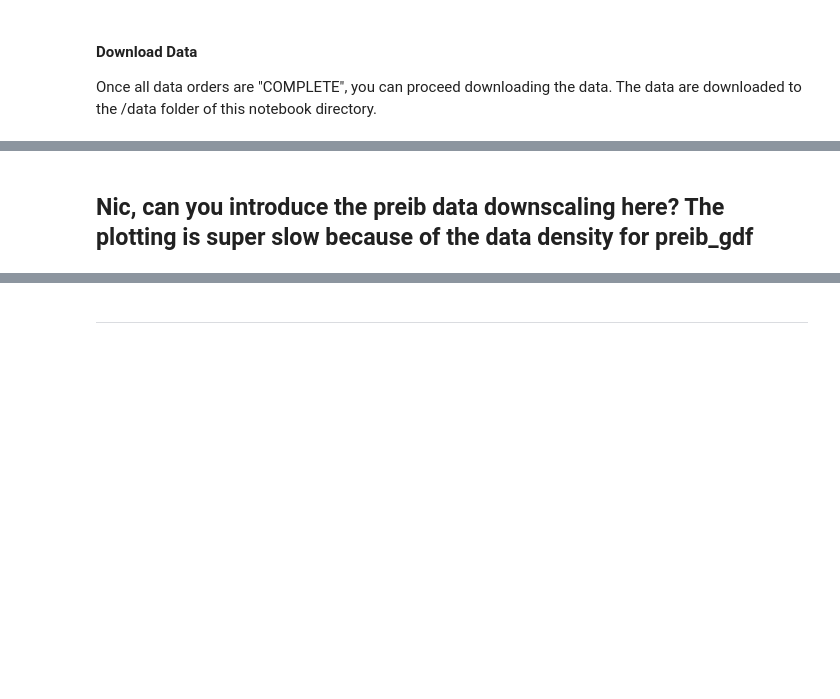
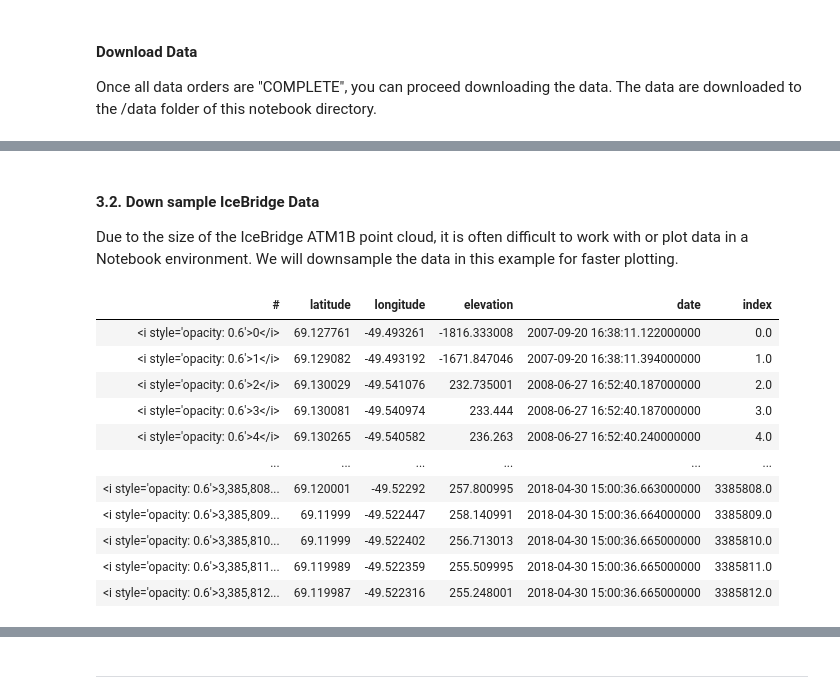
Before and after one commit to nsidc/NSIDC-Data-Tutorials, a Jupyter notebook: notebooks/iceflow/4_time_series_tutorial.ipynb, the cells around one changed output, grey strips where cells are left out. Saved outputs shown, nothing was run; the diff lists cells and outputs as text; code cells hidden in the pictures; blank space fills up the shorter version.

```diff
--- a/notebooks/iceflow/4_time_series_tutorial.ipynb
+++ b/notebooks/iceflow/4_time_series_tutorial.ipynb
@@ -193,2 +231,0 @@ display(preib_gdf.head(), preib_gdf.shape)
-# %% [markdown]
-## Nic, can you introduce the preib data downscaling here? The plotting is super slow because of the data density for preib_gdf
@@ -198,3 +232,31 @@ display(glas_gdf.head(), glas_gdf.shape)
 # %%
 # and again for ICESat-2 ATL06
 display(is2_gdf.head(), is2_gdf.shape)
+# %% [markdown]
+#### 3.2. Down sample IceBridge Data
+Due to the size of the IceBridge ATM1B point cloud, it is often difficult to work with or plot data in a Notebook environment. We will downsample the data in this example for faster plotting.
+# %%
+# Read in the data and common dictionary
+filepath = 'data/ATM1B-20210423-Sample.h5'
+atm_key = ifp.get_common_dictionary('ATM')
+
+f = h5py.File(filepath, 'r')
+preib_vx = vaex.open(filepath)
+
+preib_vx['date'] = preib_vx.utc_datetime.values.astype('datetime64[ns]')
+preib_df = atm_vx[atm_key['latitude'], atm_key['longitude'], atm_key['elevation'], 'date']
+preib_df.add_column('index', vaex.vrange(0, len(preib_vx)))
+display(preib_df)
+# %% [output]
+| # | latitude | longitude | elevation | date | index |
+| <i style='opacity: 0.6'>0</i> | 69.127761 | -49.493261 | -1816.333008 | 2007-09-20 16:38:11.122000000 | 0.0 |
+| <i style='opacity: 0.6'>1</i> | 69.129082 | -49.493192 | -1671.847046 | 2007-09-20 16:38:11.394000000 | 1.0 |
+| <i style='opacity: 0.6'>2</i> | 69.130029 | -49.541076 | 232.735001 | 2008-06-27 16:52:40.187000000 | 2.0 |
+| <i style='opacity: 0.6'>3</i> | 69.130081 | -49.540974 | 233.444 | 2008-06-27 16:52:40.187000000 | 3.0 |
+| <i style='opacity: 0.6'>4</i> | 69.130265 | -49.540582 | 236.263 | 2008-06-27 16:52:40.240000000 | 4.0 |
+| ... | ... | ... | ... | ... | ... |
+| <i style='opacity: 0.6'>3,385,808... | 69.120001 | -49.52292 | 257.800995 | 2018-04-30 15:00:36.663000000 | 3385808.0 |
+| <i style='opacity: 0.6'>3,385,809... | 69.11999 | -49.522447 | 258.140991 | 2018-04-30 15:00:36.664000000 | 3385809.0 |
+| <i style='opacity: 0.6'>3,385,810... | 69.11999 | -49.522402 | 256.713013 | 2018-04-30 15:00:36.665000000 | 3385810.0 |
+| <i style='opacity: 0.6'>3,385,811... | 69.119989 | -49.522359 | 255.509995 | 2018-04-30 15:00:36.665000000 | 3385811.0 |
+| <i style='opacity: 0.6'>3,385,812... | 69.119987 | -49.522316 | 255.248001 | 2018-04-30 15:00:36.665000000 | 3385812.0 |
```
Also changed, not shown: parts of 24 cells of this notebook, 1 other file.
